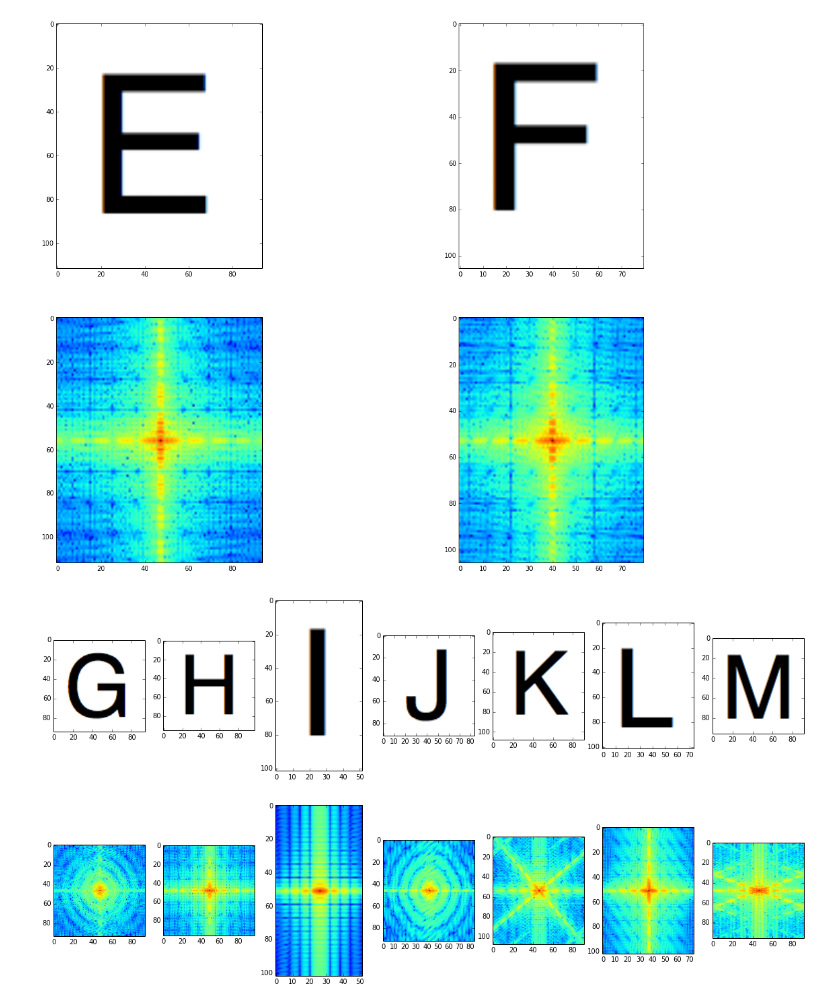
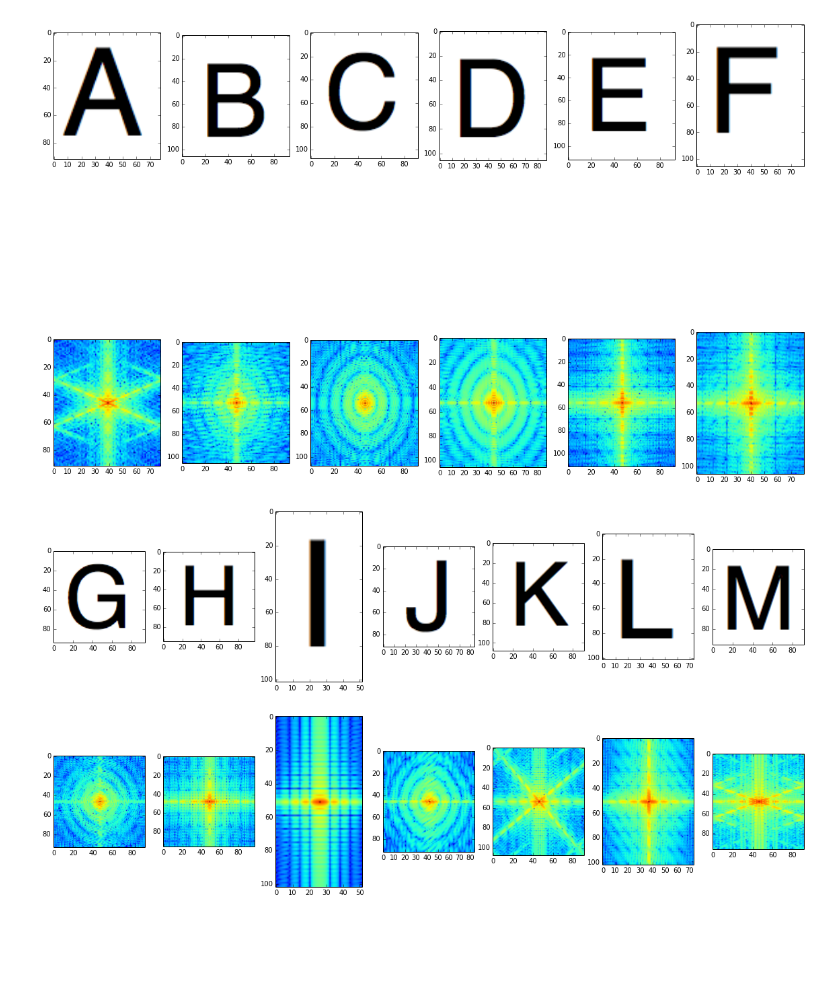
Before and after one commit to TomHodson/Notebooks, a Jupyter notebook: Diffraction patterns.ipynb, the cells around one changed output. Cells and saved outputs as stored; diff of their text form; code cells hidden in the pictures; blank space fills up the shorter version.

```diff
--- a/Diffraction patterns.ipynb
+++ b/Diffraction patterns.ipynb
@@ -1,34 +1,33 @@
 # %%
 from __future__ import division
 import pylab
 %matplotlib inline
 import numpy as np
 from matplotlib import pyplot as plt
 from cmath import exp, pi, phase
 from scipy.misc import imread
 plt.rcParams['figure.figsize'] = (20.0, 15.0)
 
 from scipy.fftpack import fft, fft2, fftn, fftshift
 
 def rgb2gray(rgb):
 
     r, g, b = rgb[:,:,0], rgb[:,:,1], rgb[:,:,2]
     gray = 0.2989 * r + 0.5870 * g + 0.1140 * b
 
     return gray
 letters = "ABCDEF"
-letters = "EF"
 n = len(letters)
 
 
 f, axes = plt.subplots(2, n)
 for i, letter in enumerate(letters):
-    l = imread("./letters/{}.png".format(letter))
+    l = imread("../../../letters/{}.png".format(letter))
     axes[0][i].imshow(l)
     Fl = fftshift(fft2(rgb2gray(l)))
     axes[1][i].imshow(np.log10( np.abs(Fl) ))
 # %% [output]
-[figure, old version]
+[figure, new version]
 # %%
 letters = "GHIJKLM"
 n = len(letters)
```
Also changed, not shown: parts of 3 cells of this notebook, 2 other files.
